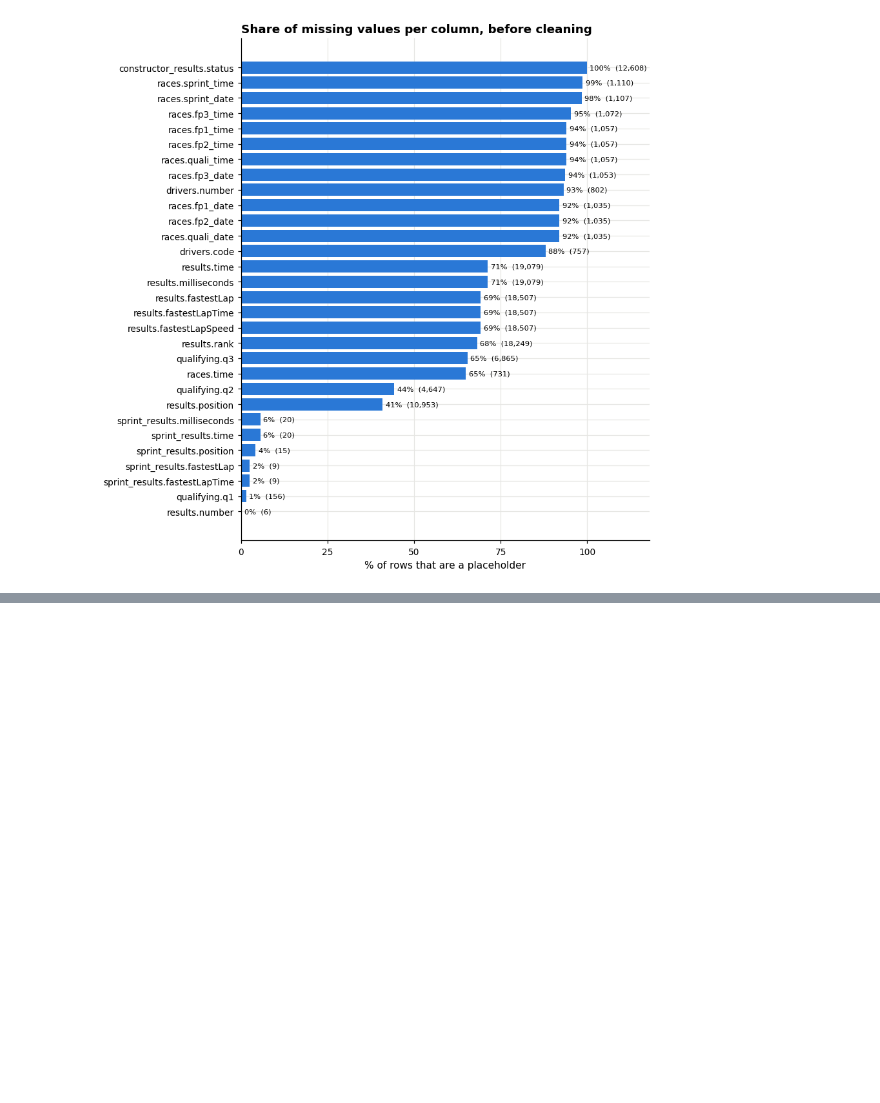
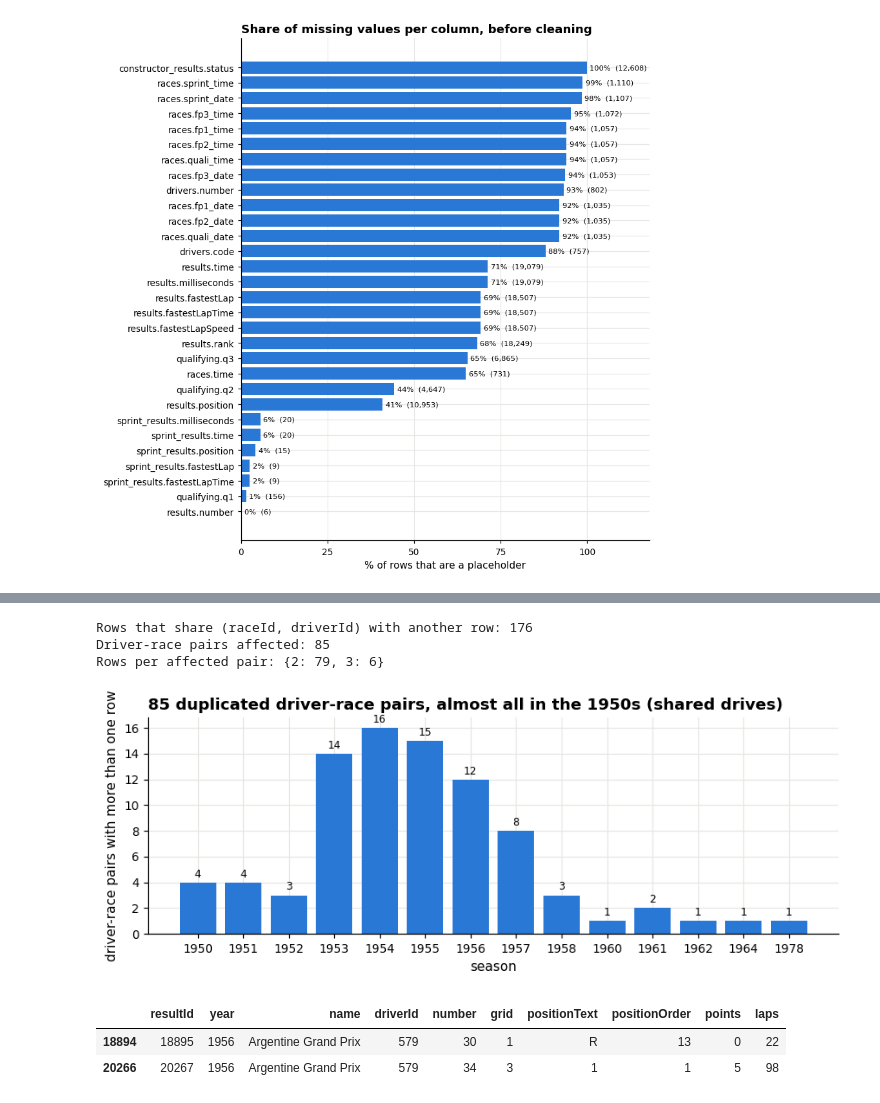
Before and after one commit to adhamshaheen/f1-podium-prediction, a Jupyter notebook: notebooke15c4f85e0.ipynb, the cells around one changed output, grey strips where cells are left out. Saved outputs shown, nothing was run; the diff lists cells and outputs as text; code cells hidden in the pictures; blank space fills up the shorter version.

```diff
--- a/notebooke15c4f85e0.ipynb
+++ b/notebooke15c4f85e0.ipynb
@@ -291,0 +396,34 @@ Columns with at least one placeholder: 30
+# %%
+# Add the season and the race name to every result row
+res_raw = raw['results'].merge(raw['races'][['raceId', 'year', 'name']], on='raceId')
+res_raw['year'] = res_raw['year'].astype(int)
+
+# keep=False marks ALL rows of a repeated pair, not only the second one
+is_dup = res_raw.duplicated(['raceId', 'driverId'], keep=False)
+dup_rows = res_raw[is_dup]
+n_groups = dup_rows.drop_duplicates(['raceId', 'driverId']).shape[0]
+print(f'Rows that share (raceId, driverId) with another row: {len(dup_rows)}')
+print(f'Driver-race pairs affected: {n_groups}')
+print('Rows per affected pair:', dup_rows.groupby(['raceId', 'driverId']).size().value_counts().to_dict())
+
+# Count each affected driver-race pair once, per season
+by_year = dup_rows.drop_duplicates(['raceId', 'driverId']).groupby('year').size()
+fig, ax = plt.subplots(figsize=(8, 3.2))
+bars = ax.bar(by_year.index.astype(str), by_year.values, color=BLUE)
+ax.bar_label(bars, fontsize=8, padding=2)
+ax.set_ylabel('driver-race pairs with more than one row'); ax.set_xlabel('season')
+ax.set_title(f'{n_groups} duplicated driver-race pairs, almost all in the 1950s (shared drives)')
+finish(fig, '05_duplicates_by_year')
+
+# One real example: Fangio at the 1956 Argentine Grand Prix
+fangio = raw['drivers'].loc[raw['drivers']['driverRef'] == 'fangio', 'driverId'].iloc[0]
+example = res_raw[(res_raw['driverId'] == fangio) & (res_raw['year'] == 1956) & (res_raw['name'] == 'Argentine Grand Prix')]
+display(example[['resultId', 'year', 'name', 'driverId', 'number', 'grid', 'positionText', 'positionOrder', 'points', 'laps']])
+# %% [output]
+Rows that share (raceId, driverId) with another row: 176
+Driver-race pairs affected: 85
+Rows per affected pair: {2: 79, 3: 6}
+[figure, added]
+|  | resultId | year | name | driverId | number | grid | positionText | positionOrder | points | laps |
+| 18894 | 18895 | 1956 | Argentine Grand Prix | 579 | 30 | 1 | R | 13 | 0 | 22 |
+| 20266 | 20267 | 1956 | Argentine Grand Prix | 579 | 34 | 3 | 1 | 1 | 5 | 98 |
```
Also changed, not shown: parts of 16 cells of this notebook.
